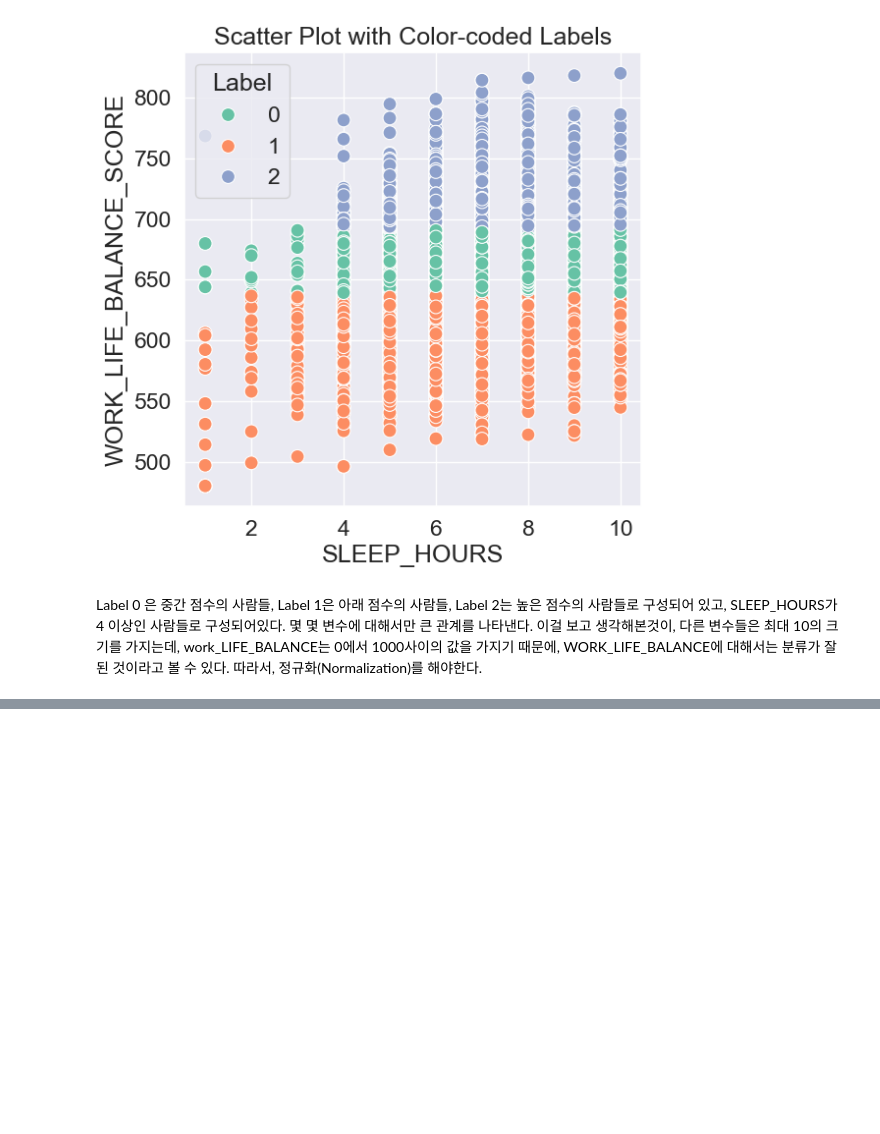
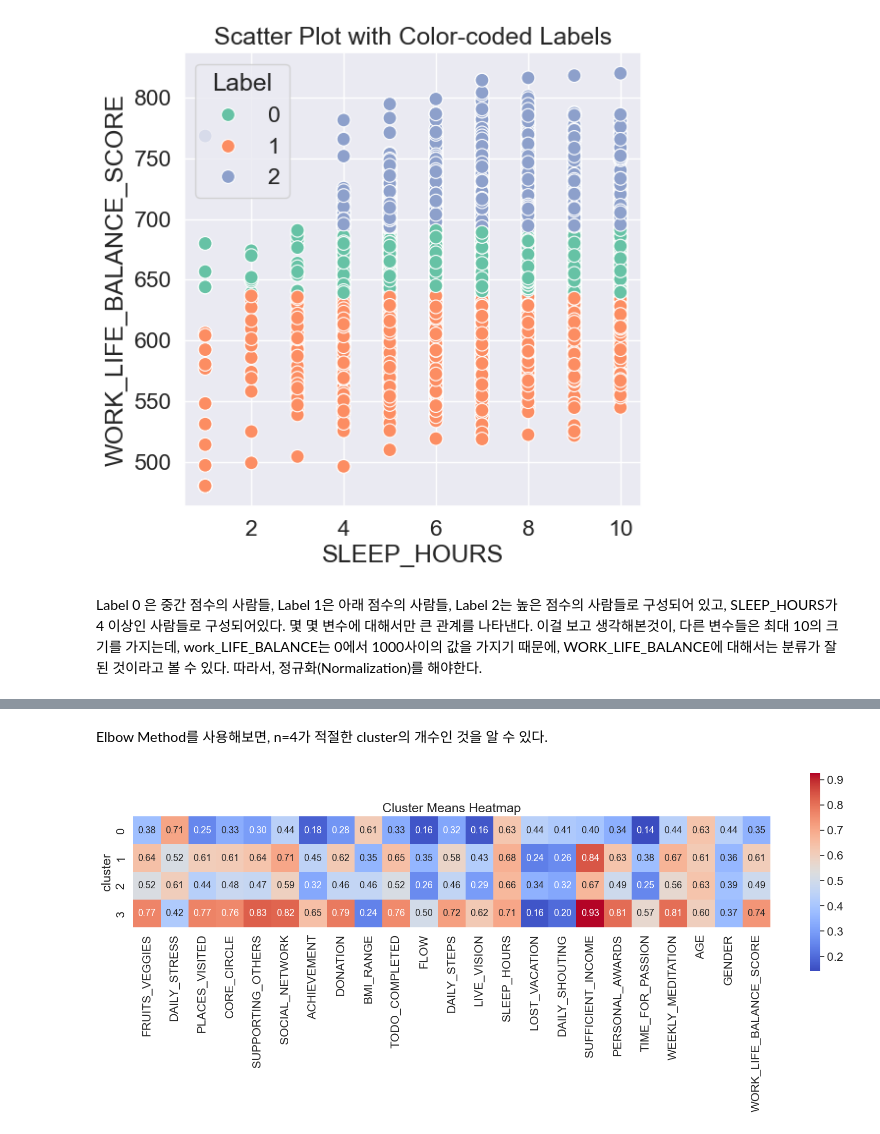
Before and after one commit to dlskd255/DataAnalysis, a Jupyter notebook: dataAnalysis.ipynb, the cells around one changed output, grey strips where cells are left out. Cells and saved outputs as stored; diff of their text form; code cells hidden in the pictures; blank space fills up the shorter version.

Commit message:
Update dataAnalysis.ipynb
추가적인 update를 진행함. 귀무가설 H4.1과 대립가설 H4.2에 대한 p-value를 구해서 검증함. 데이터를 normalization해서 전부 0과 1사이 값으로 변경 후, K-menas method를 진행.

```diff
--- a/dataAnalysis.ipynb
+++ b/dataAnalysis.ipynb
@@ -636,0 +657,17 @@ print("세그먼트 2: 상관계수 =", corr2, ", p-값 =", p_val2)
+# %% [markdown]
+Elbow Method를 사용해보면, n=4가 적절한 cluster의 개수인 것을 알 수 있다.
+# %%
+### cluster label에 대하여 각 항목의 값에 대한 평균을 구한다.
+
+kmeans = KMeans(n_clusters=4)
+normalized_df['cluster'] = kmeans.fit_predict(df)
+
+cluster_menas = normalized_df.groupby('cluster').mean() ## cluster별로 묶어서 평균을 구하고자 함.
+plt.figure(figsize=(20,5))
+sns.set(font_scale=1.5)
+sns.heatmap(cluster_menas,annot=True,cmap='coolwarm',fmt='.2f',
+            square=True,annot_kws={'size': 13},cbar=True)
+plt.title('Cluster Means Heatmap')
+plt.show()
+# %% [output]
+[figure, added]
```
Also changed, not shown: parts of 10 cells of this notebook.
